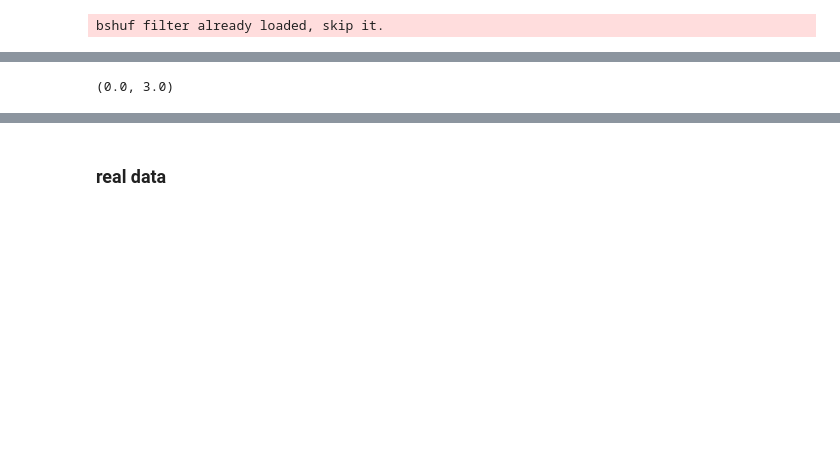
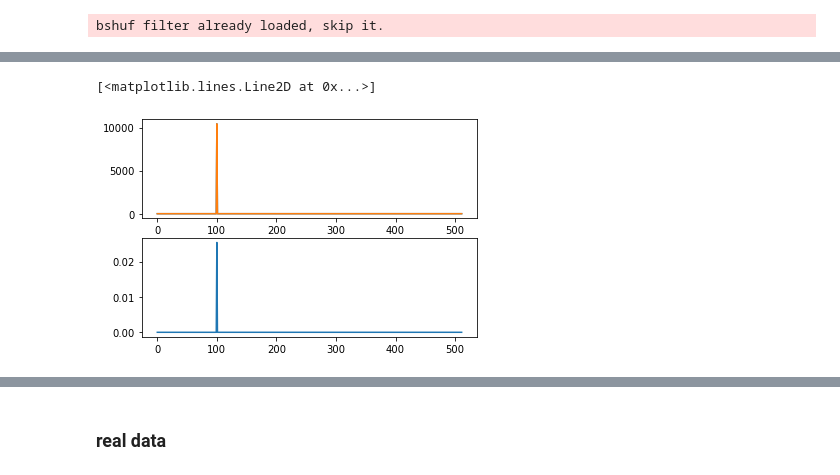
Before and after one commit to UCBerkeleySETI/hyperseti, a Jupyter notebook: notebook/devel/kurtosis_devel.ipynb, the cells around one changed output, grey strips where cells are left out. Saved outputs shown, nothing was run; the diff lists cells and outputs as text; code cells hidden in the pictures; blank space fills up the shorter version.

```diff
--- a/notebook/devel/kurtosis_devel.ipynb
+++ b/notebook/devel/kurtosis_devel.ipynb
@@ -13,6 +14,14 @@ hyperseti.data.logger.level  = logbook.DEBUG
 # %% [output]
 bshuf filter already loaded, skip it.
 # %%
+import numpy as np
+from astropy import units as u
+
+def sk_cpu(x, N=1):
+    x_sum = x.sum(axis=0)
+    x2_sum = (x**2).sum(axis=0)
+    n = x.shape[0]
+    return (N*n+1) / (n-1) * (n*(x2_sum / (x_sum*x_sum)) - 1).squeeze()
 
 # zero drift test, no normalization
 noise = np.random.random(size=32*1*512).reshape((32,1,512)) * 2
@@ -21,18 +30,26 @@ test_data[:, 0, 255] = 100
 test_data[:, 0, 100] = 100*np.sin(4*np.arange(0,32))
 test_data += noise**2
 
+
 metadata = {'fch1': 1000*u.MHz,
         'dt': 1.0*u.s,
         'df': 1.0*u.Hz}
 
-dedopp, metadata = hyperseti.dedoppler(test_data, metadata, boxcar_size=1, kernel='kurtosis',
-                             max_dd=0)
+test_data_gpu = cp.asarray(test_data.squeeze())
 
+skg = spectral_kurtosis(test_data, metadata, return_space='cpu')
 
+skc = sk_cpu(test_data.squeeze(), N=2)
+#skg = cp.asnumpy(sk_gpu(test_data_gpu, N=2))
+
+print(test_data.dtype, test_data_gpu.dtype)
+print(skc.dtype, skg.dtype)
+
+print(skg.shape, skc.shape)
 
 plt.subplot(2,1,1)
-plt.semilogy(dedopp[0])#, aspect='auto')
+plt.plot(skg)
+plt.plot(skc)
 plt.subplot(2,1,2)
-plt.plot(dedopp[0])#, aspect='auto')
-plt.ylim(0, 3)
+plt.plot(skg - skc)
 # %% [output]
@@ -45 +63,2 @@ plt.ylim(0, 3)
-(0.0, 3.0)
+[<matplotlib.lines.Line2D at 0x...>]
+[figure, added]
```
Also changed, not shown: parts of 27 cells of this notebook, 4 other files.
